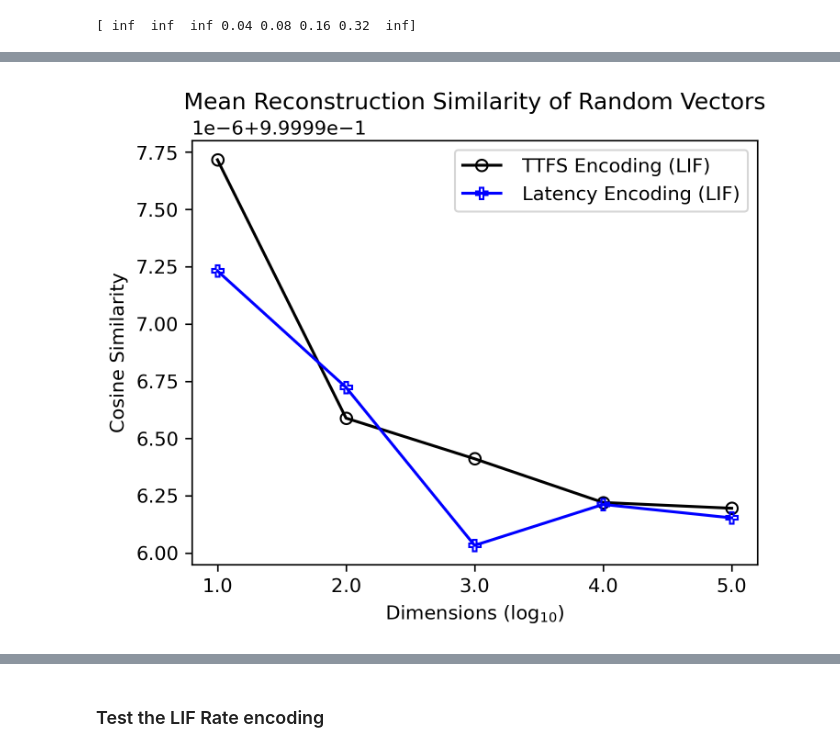
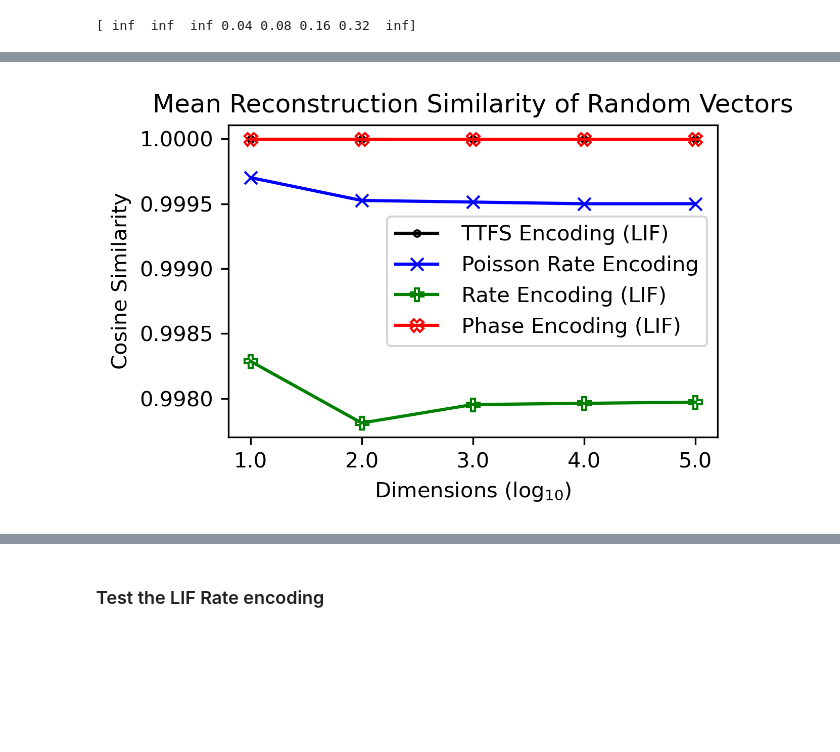
Before and after one commit to vidurayashan/VSA_FHRR_MNIST_Classification, a Jupyter notebook: Evaluate_HD_reconstruction for different schemes.ipynb, the cells around one changed output, grey strips where cells are left out. Cells and saved outputs as stored; diff of their text form; code cells hidden in the pictures; blank space fills up the shorter version.

```diff
--- a/Evaluate_HD_reconstruction for different schemes.ipynb
+++ b/Evaluate_HD_reconstruction for different schemes.ipynb
@@ -218,7 +223,7 @@ dimension_list = [10, 100, 1000, 10000, 100000]
 # %%
 sim_time = 500
 v_th = 20
-rv_repeat = 1
+rv_repeat = 5
 # %%
 rv1 = np.array([0,0,0,2*math.pi,math.pi,math.pi/2,math.pi/4,0])
 
@@ -310,5 +335,5 @@ for dimensions in tqdm(dimension_list):
     sim_rslt.append(rv_rslt)
     act_rslt.append(rv_rslt_act)
 
-full_rslt.append( {'title':'Rate Encoding', 'x_values':dimension_list, 'y_values':sim_rslt} )
-full_actv.append( {'title':'Rate Encoding', 'x_values':dimension_list, 'y_values':act_rslt} )
+full_rslt.append( {'title':'Poisson Rate Encoding', 'x_values':dimension_list, 'y_values':sim_rslt} )
+full_actv.append( {'title':'Poisson Rate Encoding', 'x_values':dimension_list, 'y_values':act_rslt} )
@@ -352,22 +387,22 @@ for dimensions in tqdm(dimension_list):
 # %%
-sim_rslt = []
-for dimensions in tqdm(dimension_list):
-    rv_rslt = []
-    for _ in range(rv_repeat):
-        rv1 = np.random.uniform(0, 2 * np.pi, dimensions)
+# sim_rslt = []
+# for dimensions in tqdm(dimension_list):
+#     rv_rslt = []
+#     for _ in range(rv_repeat):
+#         rv1 = np.random.uniform(0, 2 * np.pi, dimensions)
 
-        # Encode
-        spike_trains, min_val, max_val = latency_encode(rv1, sim_time)
-        # print("Spike Trains:\n", spike_trains)
+#         # Encode
+#         spike_trains, min_val, max_val = latency_encode(rv1, sim_time)
+#         # print("Spike Trains:\n", spike_trains)
 
-        # Decode
-        decoded_values = latency_decode(spike_trains, sim_time, min_val, max_val)
+#         # Decode
+#         decoded_values = latency_decode(spike_trains, sim_time, min_val, max_val)
 
-        rslt = cosine_similarity([rv1], [decoded_values])[0][0]
-        # print(rslt)
+#         rslt = cosine_similarity([rv1], [decoded_values])[0][0]
+#         # print(rslt)
 
-        rv_rslt.append(rslt)
+#         rv_rslt.append(rslt)
 
-    sim_rslt.append(rv_rslt)
+#     sim_rslt.append(rv_rslt)
 
-# full_rslt.append( {'title':'Latency Encoding', 'x_values':dimension_list, 'y_values':sim_rslt} )
+# # full_rslt.append( {'title':'Latency Encoding', 'x_values':dimension_list, 'y_values':sim_rslt} )
@@ -483,8 +530,8 @@ for dimensions in tqdm(dimension_list):
     sim_rslt.append(rv_rslt)
     act_rslt.append(rv_rslt_act)
 
-full_rslt.append( {'title':'Latency Encoding (LIF)', 'x_values':dimension_list, 'y_values':sim_rslt} )
-full_actv.append( {'title':'Latency Encoding (LIF)', 'x_values':dimension_list, 'y_values':act_rslt} )
+full_rslt.append( {'title':'Phase Encoding (LIF)', 'x_values':dimension_list, 'y_values':sim_rslt} )
+full_actv.append( {'title':'Phase Encoding (LIF)', 'x_values':dimension_list, 'y_values':act_rslt} )
 # %%
 P = math.pi
 rv1 = np.array([2*P, P, P/2, P/4])
@@ -549,5 +564,5 @@ full_rslt_log
 # %%
-plot_multiple_box_plots([full_rslt_log[0], full_rslt_log[-1]], "Dimensions (log$_{10}$)", "Cosine Similarity", "Mean Reconstruction Similarity of Random Vectors", False
-                        , label_prefix="", figsize=(5.3,4))# x_limits=(-10,10050), y_limits=(0.9995, 1))
+plot_multiple_box_plots(full_rslt_log, "Dimensions (log$_{10}$)", "Cosine Similarity", "Mean Reconstruction Similarity of Random Vectors", False
+                        , label_prefix="", figsize=(4.3,3))# x_limits=(-10,10050), y_limits=(0.9995, 1))
 # %% [output]
-[figure, old version]
+[figure, new version]
```
Also changed, not shown: parts of 62 cells of this notebook, 2 other files.
